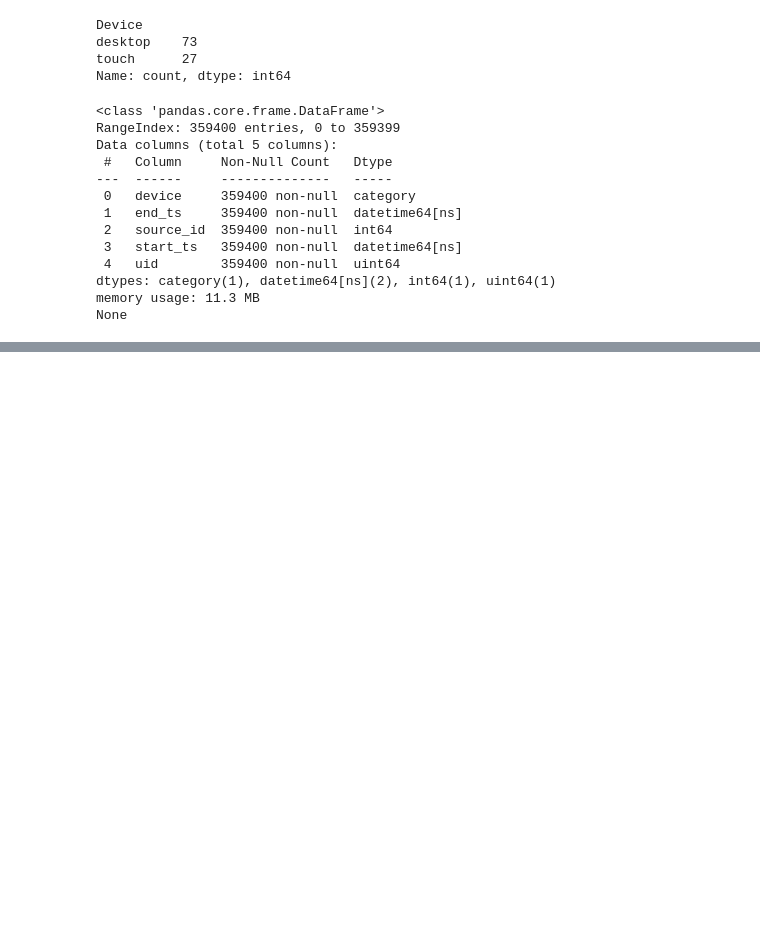
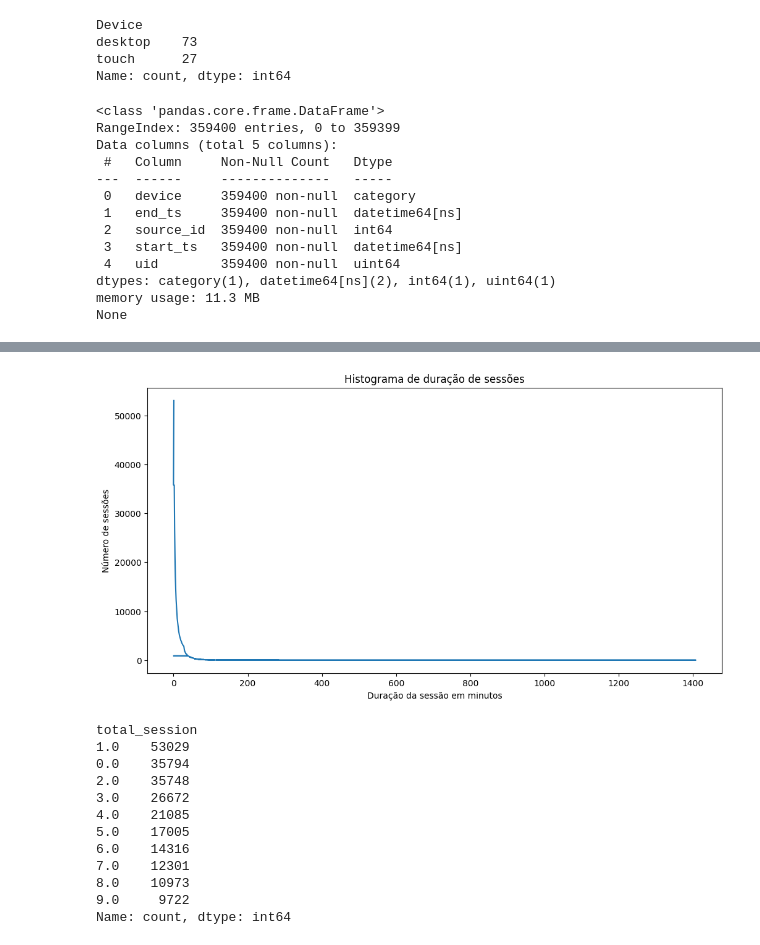
Before and after one commit to gustavoquareli/projeto-S_08, a Jupyter notebook: notebook.ipynb, the cells around one changed output, grey strips where cells are left out. Cells and saved outputs as stored; diff of their text form; code cells hidden in the pictures; blank space fills up the shorter version.

```diff
--- a/notebook.ipynb
+++ b/notebook.ipynb
@@ -82,0 +314,21 @@ None
+# %%
+visits['total_session'].value_counts().plot( figsize=(12, 6))
+plt.title("Histograma de duração de sessões")
+plt.xlabel('Duração da sessão em minutos')
+plt.ylabel('Número de sessões')
+plt.show()
+print(visits['total_session'].value_counts().head(10))
+# %% [output]
+[figure, added]
+total_session
+1.0    53029
+0.0    35794
+2.0    35748
+3.0    26672
+4.0    21085
+5.0    17005
+6.0    14316
+7.0    12301
+8.0    10973
+9.0     9722
+Name: count, dtype: int64
```
Also changed, not shown: parts of 22 cells of this notebook.
